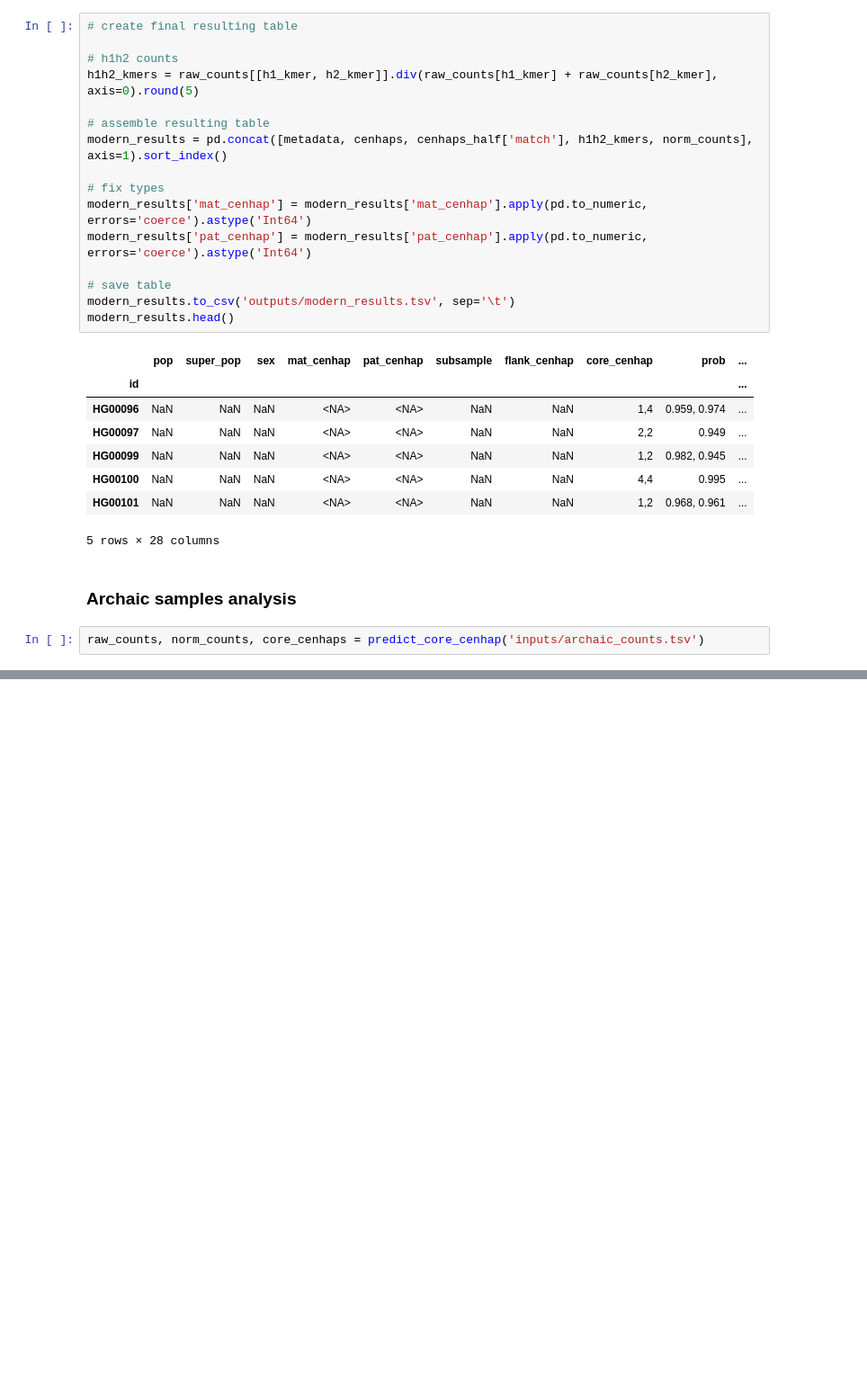
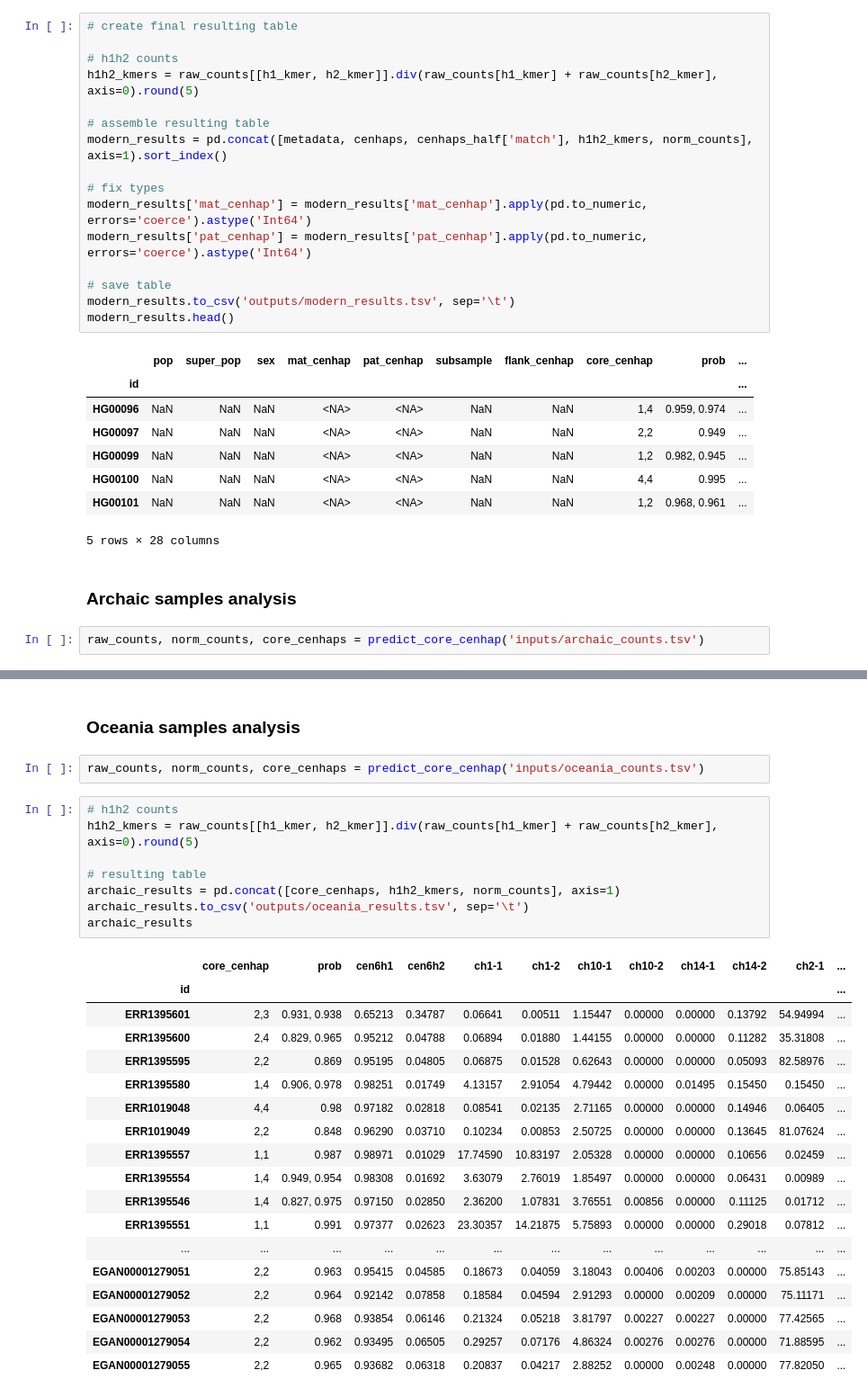
Before and after one commit to fedorrik/asat_for_archaic_2025, a Jupyter notebook: core-cenhaps/cen6/cen6_core-cenhap_prediction.ipynb, the cells around one changed output, grey strips where cells are left out. Shown at 90% size. Drawn from its saved outputs; the diff is of its cells as text; blank space fills up the shorter version.

Commit message:
add cen6 oceania

```diff
--- a/core-cenhaps/cen6/cen6_core-cenhap_prediction.ipynb
+++ b/core-cenhaps/cen6/cen6_core-cenhap_prediction.ipynb
@@ -259,3 +259,34 @@ archaic_results
 | Scladina | 2,4,7 | 0.604, 0.666, 0.921 | 0.90196 | 0.09804 | 1.96078 | 0.00000 | 0.00000 | 0.0 | 0.00000 | 0.00000 | 15.68627 | ... |
 | Spy94a | 7,7 | 0.908 | 0.96542 | 0.03458 | 0.00000 | 0.18692 | 0.46729 | 0.0 | 0.00000 | 0.00000 | 0.32710 | ... |
 | Vindija | 7,7 | 0.96 | 0.98037 | 0.01963 | 0.00000 | 0.10331 | 0.10331 | 0.0 | 0.00000 | 0.00000 | 0.00000 | ... |
+# %% [markdown]
+### Oceania samples analysis
+# %%
+raw_counts, norm_counts, core_cenhaps = predict_core_cenhap('inputs/oceania_counts.tsv')
+# %%
+# h1h2 counts
+h1h2_kmers = raw_counts[[h1_kmer, h2_kmer]].div(raw_counts[h1_kmer] + raw_counts[h2_kmer], axis=0).round(5)
+
+# resulting table
+archaic_results = pd.concat([core_cenhaps, h1h2_kmers, norm_counts], axis=1)
+archaic_results.to_csv('outputs/oceania_results.tsv', sep='\t')
+archaic_results
+# %% [output]
+|  | core_cenhap | prob | cen6h1 | cen6h2 | ch1-1 | ch1-2 | ch10-1 | ch10-2 | ch14-1 | ch14-2 | ch2-1 | ... |
+| id |  |  |  |  |  |  |  |  |  |  |  | ... |
+| ERR1395601 | 2,3 | 0.931, 0.938 | 0.65213 | 0.34787 | 0.06641 | 0.00511 | 1.15447 | 0.00000 | 0.00000 | 0.13792 | 54.94994 | ... |
+| ERR1395600 | 2,4 | 0.829, 0.965 | 0.95212 | 0.04788 | 0.06894 | 0.01880 | 1.44155 | 0.00000 | 0.00000 | 0.11282 | 35.31808 | ... |
+| ERR1395595 | 2,2 | 0.869 | 0.95195 | 0.04805 | 0.06875 | 0.01528 | 0.62643 | 0.00000 | 0.00000 | 0.05093 | 82.58976 | ... |
+| ERR1395580 | 1,4 | 0.906, 0.978 | 0.98251 | 0.01749 | 4.13157 | 2.91054 | 4.79442 | 0.00000 | 0.01495 | 0.15450 | 0.15450 | ... |
+| ERR1019048 | 4,4 | 0.98 | 0.97182 | 0.02818 | 0.08541 | 0.02135 | 2.71165 | 0.00000 | 0.00000 | 0.14946 | 0.06405 | ... |
+| ERR1019049 | 2,2 | 0.848 | 0.96290 | 0.03710 | 0.10234 | 0.00853 | 2.50725 | 0.00000 | 0.00000 | 0.13645 | 81.07624 | ... |
+| ERR1395557 | 1,1 | 0.987 | 0.98971 | 0.01029 | 17.74590 | 10.83197 | 2.05328 | 0.00000 | 0.00000 | 0.10656 | 0.02459 | ... |
+| ERR1395554 | 1,4 | 0.949, 0.954 | 0.98308 | 0.01692 | 3.63079 | 2.76019 | 1.85497 | 0.00000 | 0.00000 | 0.06431 | 0.00989 | ... |
+| ERR1395546 | 1,4 | 0.827, 0.975 | 0.97150 | 0.02850 | 2.36200 | 1.07831 | 3.76551 | 0.00856 | 0.00000 | 0.11125 | 0.01712 | ... |
+| ERR1395551 | 1,1 | 0.991 | 0.97377 | 0.02623 | 23.30357 | 14.21875 | 5.75893 | 0.00000 | 0.00000 | 0.29018 | 0.07812 | ... |
+| ... | ... | ... | ... | ... | ... | ... | ... | ... | ... | ... | ... | ... |
+| EGAN00001279051 | 2,2 | 0.963 | 0.95415 | 0.04585 | 0.18673 | 0.04059 | 3.18043 | 0.00406 | 0.00203 | 0.00000 | 75.85143 | ... |
+| EGAN00001279052 | 2,2 | 0.964 | 0.92142 | 0.07858 | 0.18584 | 0.04594 | 2.91293 | 0.00000 | 0.00209 | 0.00000 | 75.11171 | ... |
+| EGAN00001279053 | 2,2 | 0.968 | 0.93854 | 0.06146 | 0.21324 | 0.05218 | 3.81797 | 0.00227 | 0.00227 | 0.00000 | 77.42565 | ... |
+| EGAN00001279054 | 2,2 | 0.962 | 0.93495 | 0.06505 | 0.29257 | 0.07176 | 4.86324 | 0.00276 | 0.00276 | 0.00000 | 71.88595 | ... |
+| EGAN00001279055 | 2,2 | 0.965 | 0.93682 | 0.06318 | 0.20837 | 0.04217 | 2.88252 | 0.00000 | 0.00248 | 0.00000 | 77.82050 | ... |
```
Also changed, not shown: 4 other files.
